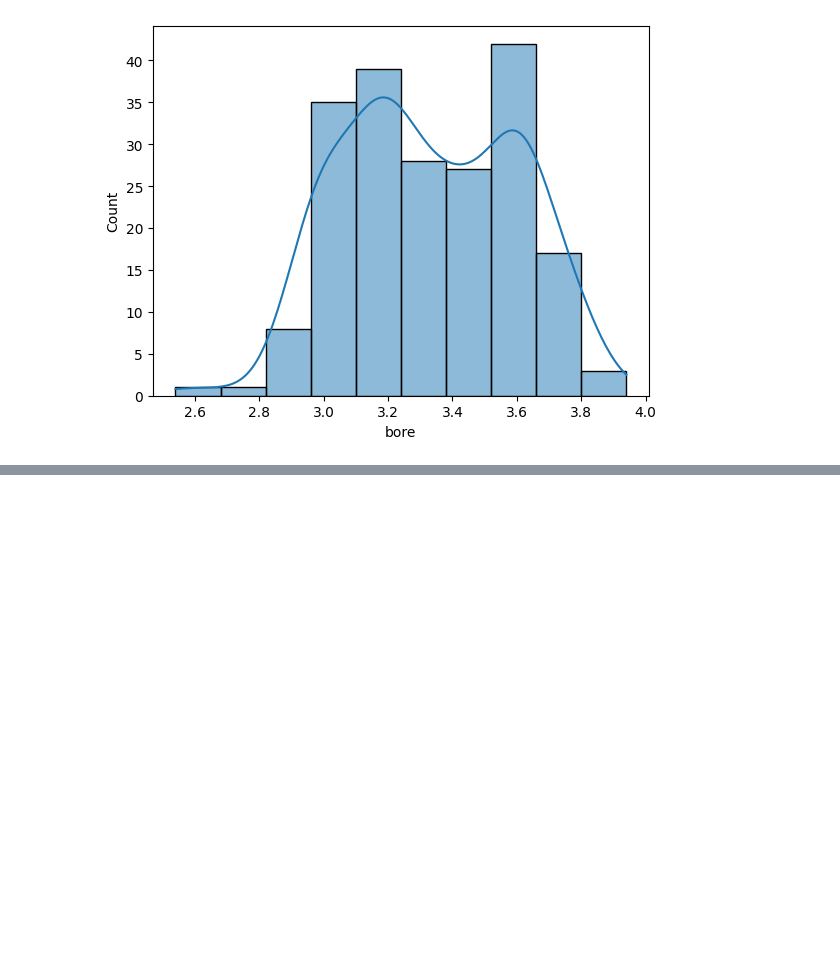
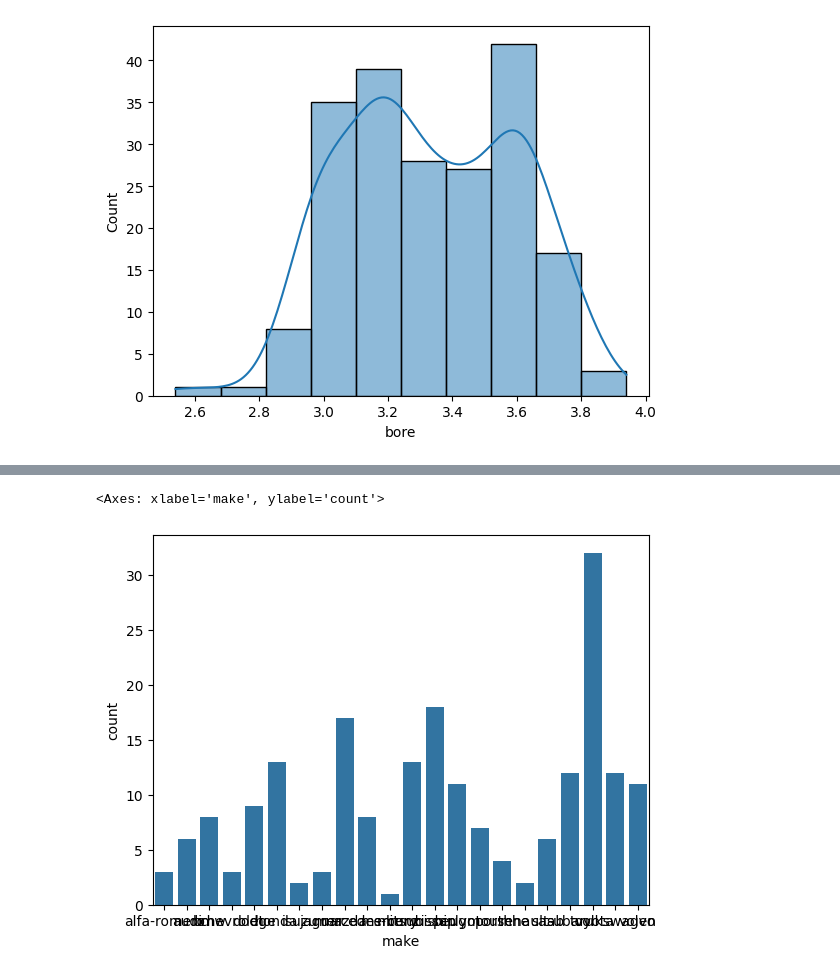
Before and after one commit to sumanthgm/Data_Science_Python, a Jupyter notebook: Practice_dataVisualization.ipynb, the cells around one changed output, grey strips where cells are left out. Saved outputs shown, nothing was run; the diff lists cells and outputs as text; code cells hidden in the pictures; blank space fills up the shorter version.

```diff
--- a/Practice_dataVisualization.ipynb
+++ b/Practice_dataVisualization.ipynb
@@ -160,0 +183,6 @@ sns.histplot(data=data,x="bore",kde=True)
+# %%
+# chek the bar graph for more attributes in Dataset
+sns.countplot(data=data,x="make")
+# %% [output]
+<Axes: xlabel='make', ylabel='count'>
+[figure, added]
```
Also changed, not shown: parts of 28 cells of this notebook.
